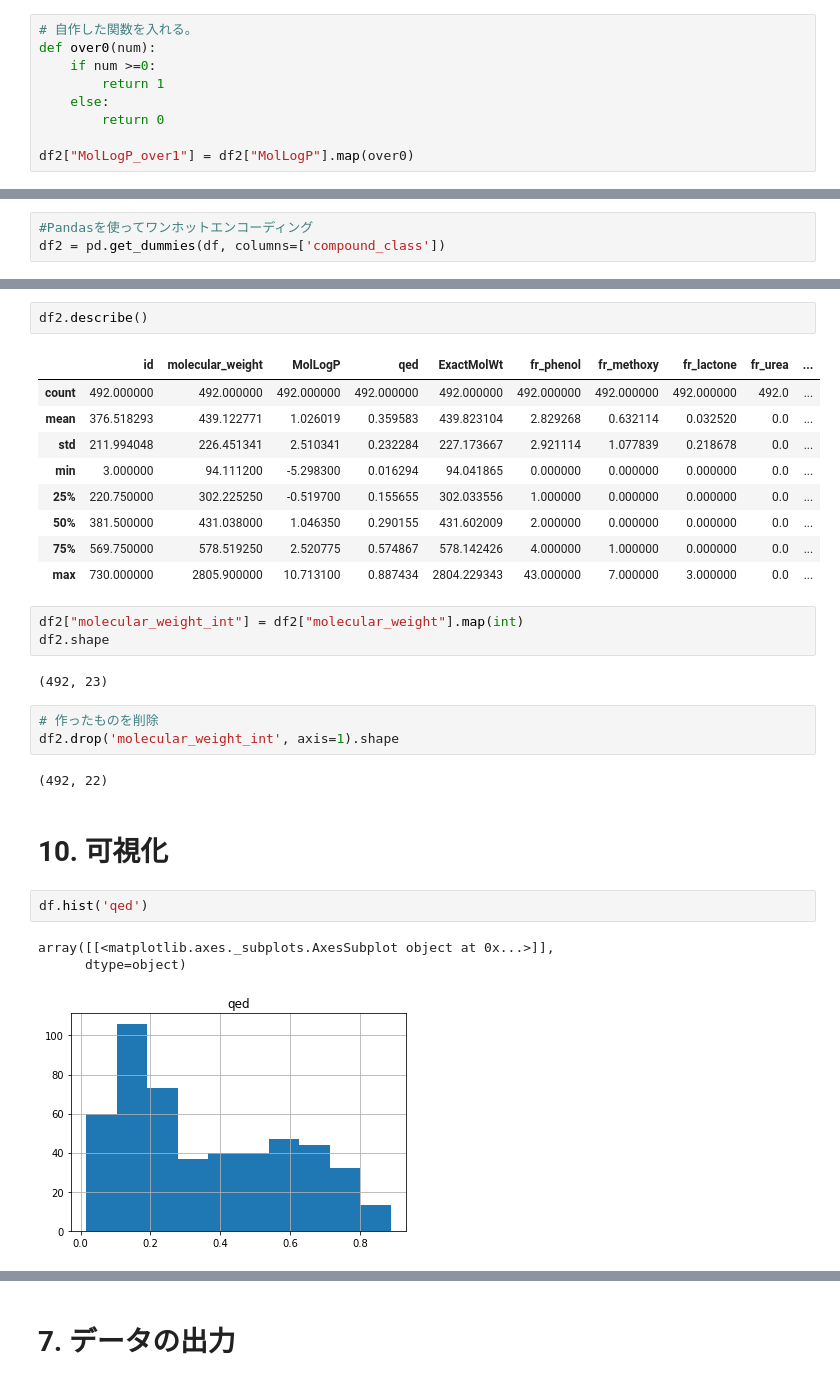
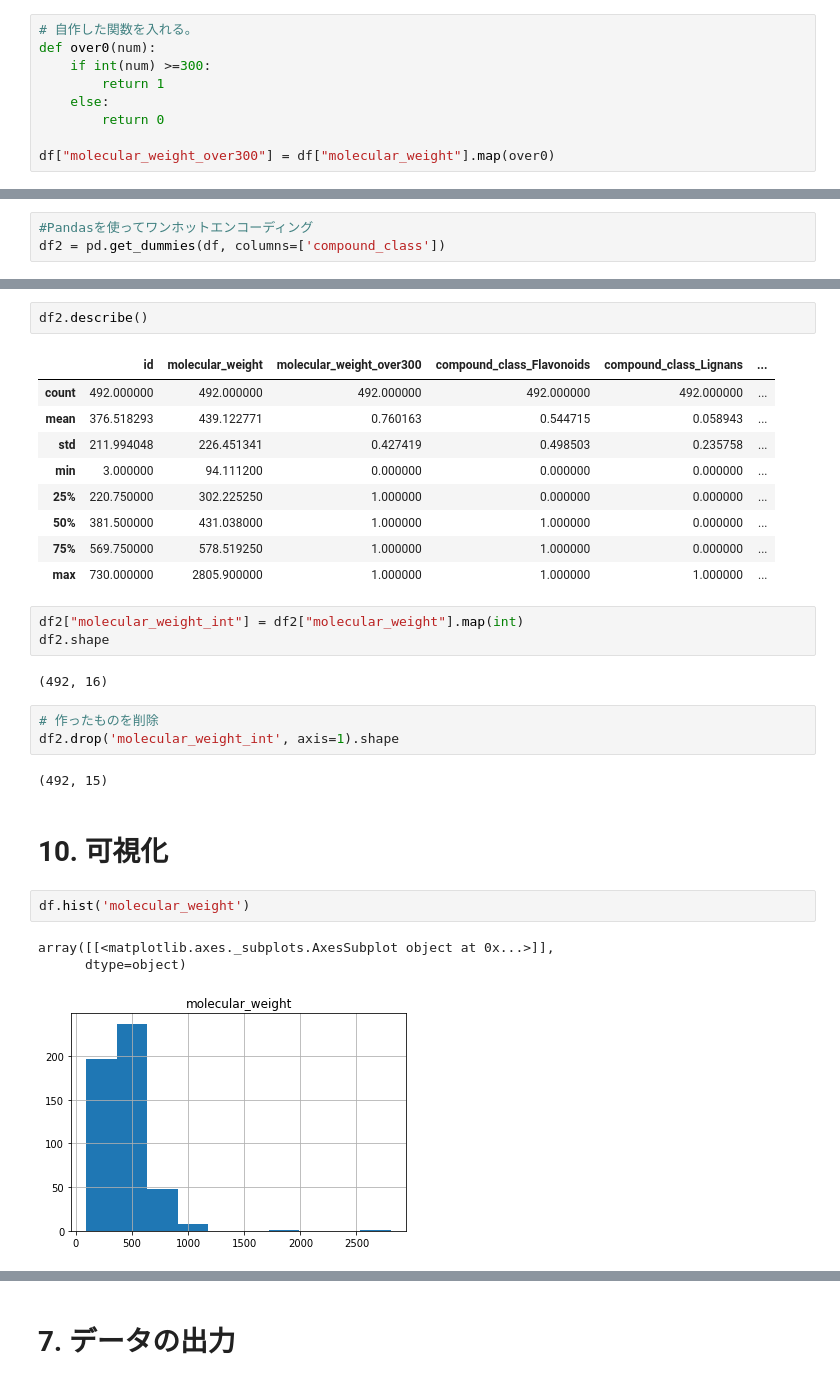
Before and after one commit to chemoinformatics-lecture/lecture-beginner, a Jupyter notebook: lesson02_jupyter/lecture_note.ipynb, the cells around one changed output, grey strips where cells are left out. Drawn from its saved outputs; the diff is of its cells as text.

```diff
--- a/lesson02_jupyter/lecture_note.ipynb
+++ b/lesson02_jupyter/lecture_note.ipynb
@@ -136,9 +147,9 @@ df.describe(include='all')
 # %%
 # 自作した関数を入れる。
 def over0(num):
-    if num >=0:
+    if int(num) >=300:
         return 1
     else:
         return 0
 
-df2["MolLogP_over1"] = df2["MolLogP"].map(over0)
+df["molecular_weight_over300"] = df["molecular_weight"].map(over0)
@@ -308,31 +335,31 @@ df2.shape
 # %%
 df2.describe()
 # %% [output]
-|  | id | molecular_weight | MolLogP | qed | ExactMolWt | fr_phenol | fr_methoxy | fr_lactone | fr_urea | ... |
-| count | 492.000000 | 492.000000 | 492.000000 | 492.000000 | 492.000000 | 492.000000 | 492.000000 | 492.000000 | 492.0 | ... |
-| mean | 376.518293 | 439.122771 | 1.026019 | 0.359583 | 439.823104 | 2.829268 | 0.632114 | 0.032520 | 0.0 | ... |
-| std | 211.994048 | 226.451341 | 2.510341 | 0.232284 | 227.173667 | 2.921114 | 1.077839 | 0.218678 | 0.0 | ... |
-| min | 3.000000 | 94.111200 | -5.298300 | 0.016294 | 94.041865 | 0.000000 | 0.000000 | 0.000000 | 0.0 | ... |
-| 25% | 220.750000 | 302.225250 | -0.519700 | 0.155655 | 302.033556 | 1.000000 | 0.000000 | 0.000000 | 0.0 | ... |
-| 50% | 381.500000 | 431.038000 | 1.046350 | 0.290155 | 431.602009 | 2.000000 | 0.000000 | 0.000000 | 0.0 | ... |
-| 75% | 569.750000 | 578.519250 | 2.520775 | 0.574867 | 578.142426 | 4.000000 | 1.000000 | 0.000000 | 0.0 | ... |
-| max | 730.000000 | 2805.900000 | 10.713100 | 0.887434 | 2804.229343 | 43.000000 | 7.000000 | 3.000000 | 0.0 | ... |
+|  | id | molecular_weight | molecular_weight_over300 | compound_class_Flavonoids | compound_class_Lignans | ... |
+| count | 492.000000 | 492.000000 | 492.000000 | 492.000000 | 492.000000 | ... |
+| mean | 376.518293 | 439.122771 | 0.760163 | 0.544715 | 0.058943 | ... |
+| std | 211.994048 | 226.451341 | 0.427419 | 0.498503 | 0.235758 | ... |
+| min | 3.000000 | 94.111200 | 0.000000 | 0.000000 | 0.000000 | ... |
+| 25% | 220.750000 | 302.225250 | 1.000000 | 0.000000 | 0.000000 | ... |
+| 50% | 381.500000 | 431.038000 | 1.000000 | 1.000000 | 0.000000 | ... |
+| 75% | 569.750000 | 578.519250 | 1.000000 | 1.000000 | 0.000000 | ... |
+| max | 730.000000 | 2805.900000 | 1.000000 | 1.000000 | 1.000000 | ... |
 # %%
 df2["molecular_weight_int"] = df2["molecular_weight"].map(int)
 df2.shape
 # %% [output]
-(492, 23)
+(492, 16)
 # %%
 # 作ったものを削除
 df2.drop('molecular_weight_int', axis=1).shape
 # %% [output]
-(492, 22)
+(492, 15)
 # %% [markdown]
 # 10. 可視化
 # %%
-df.hist('qed')
+df.hist('molecular_weight')
 # %% [output]
 array([[<matplotlib.axes._subplots.AxesSubplot object at 0x...>]],
       dtype=object)
-[figure, old version]
+[figure, new version]
 # %%
```
Also changed, not shown: parts of 14 cells of this notebook.
